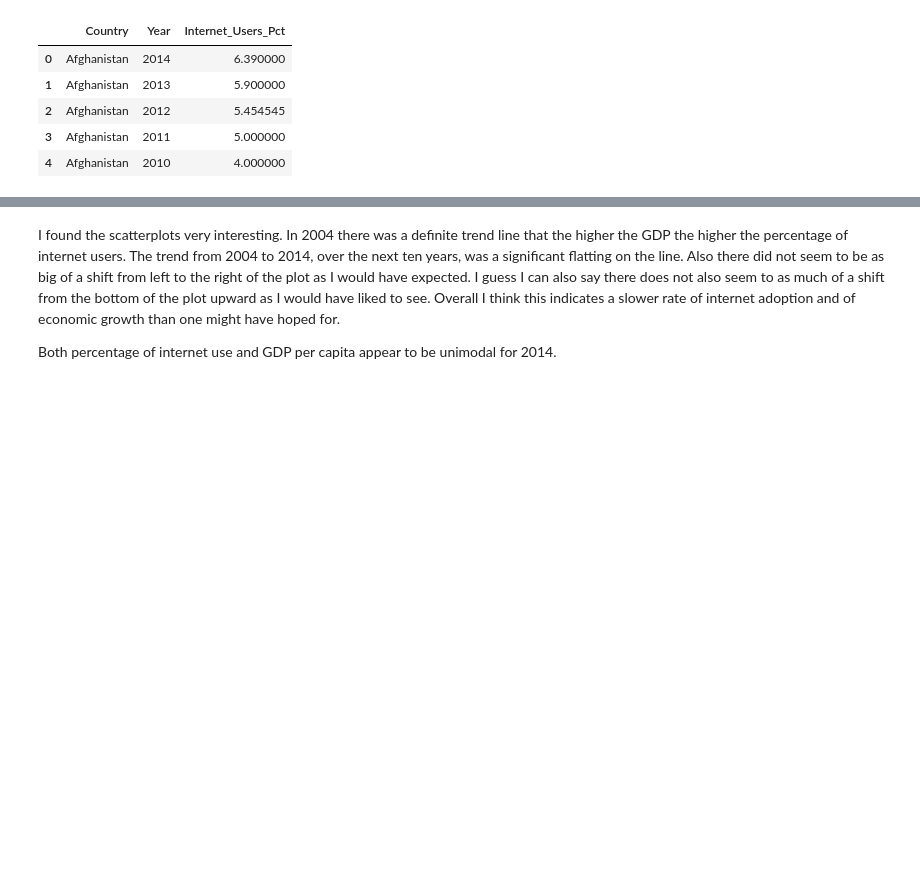
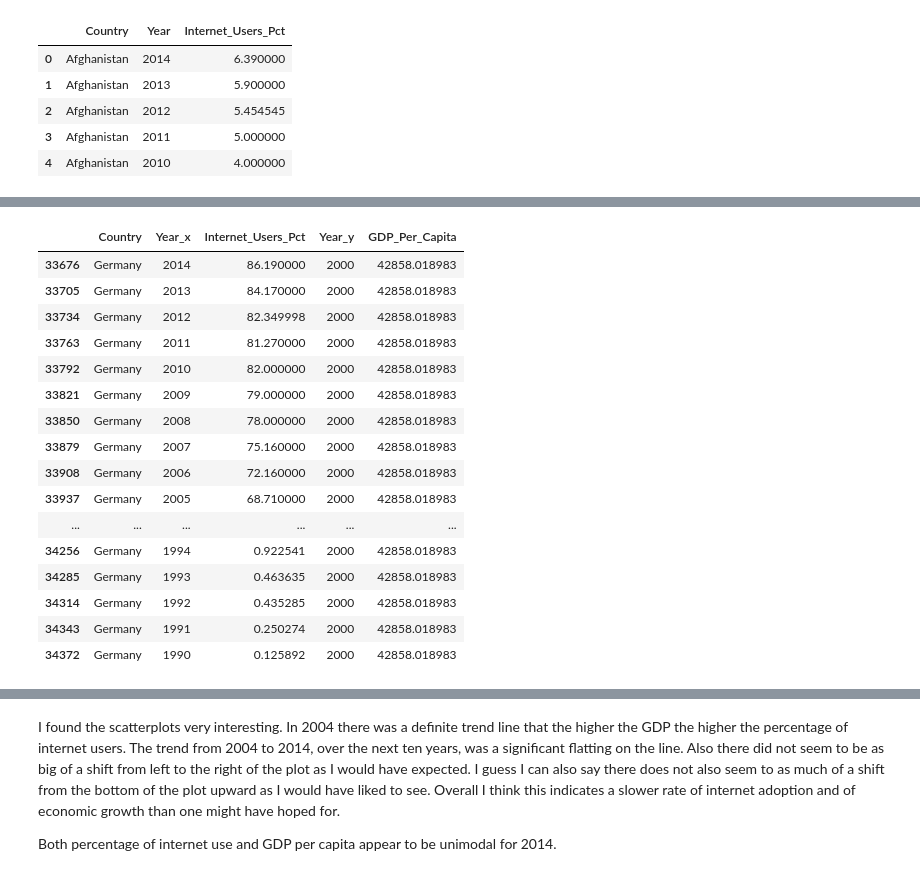
Before and after one commit to ripplesphere/dd3_gdp_internet, a Jupyter notebook: notebooks/un_data.ipynb, the cells around one changed output, grey strips where cells are left out. Cells and saved outputs as stored; diff of their text form; code cells hidden in the pictures; blank space fills up the shorter version.

```diff
--- a/notebooks/un_data.ipynb
+++ b/notebooks/un_data.ipynb
@@ -118,2 +162,22 @@ gdp_and_internet_use = gdp_df.merge(internet_df, left_on=['Country','Year'], rig
+# %%
+gdp_and_internet_use[gdp_and_internet_use.Country.eq("Germany") & gdp_and_internet_use.Year_y.eq("2000")]
+# %% [output]
+|  | Country | Year_x | Internet_Users_Pct | Year_y | GDP_Per_Capita |
+| 33676 | Germany | 2014 | 86.190000 | 2000 | 42858.018983 |
+| 33705 | Germany | 2013 | 84.170000 | 2000 | 42858.018983 |
+| 33734 | Germany | 2012 | 82.349998 | 2000 | 42858.018983 |
+| 33763 | Germany | 2011 | 81.270000 | 2000 | 42858.018983 |
+| 33792 | Germany | 2010 | 82.000000 | 2000 | 42858.018983 |
+| 33821 | Germany | 2009 | 79.000000 | 2000 | 42858.018983 |
+| 33850 | Germany | 2008 | 78.000000 | 2000 | 42858.018983 |
+| 33879 | Germany | 2007 | 75.160000 | 2000 | 42858.018983 |
+| 33908 | Germany | 2006 | 72.160000 | 2000 | 42858.018983 |
+| 33937 | Germany | 2005 | 68.710000 | 2000 | 42858.018983 |
+| ... | ... | ... | ... | ... | ... |
+| 34256 | Germany | 1994 | 0.922541 | 2000 | 42858.018983 |
+| 34285 | Germany | 1993 | 0.463635 | 2000 | 42858.018983 |
+| 34314 | Germany | 1992 | 0.435285 | 2000 | 42858.018983 |
+| 34343 | Germany | 1991 | 0.250274 | 2000 | 42858.018983 |
+| 34372 | Germany | 1990 | 0.125892 | 2000 | 42858.018983 |
 # %%
 gdp_and_internet_use.head()
```
Also changed, not shown: parts of 33 cells of this notebook.
